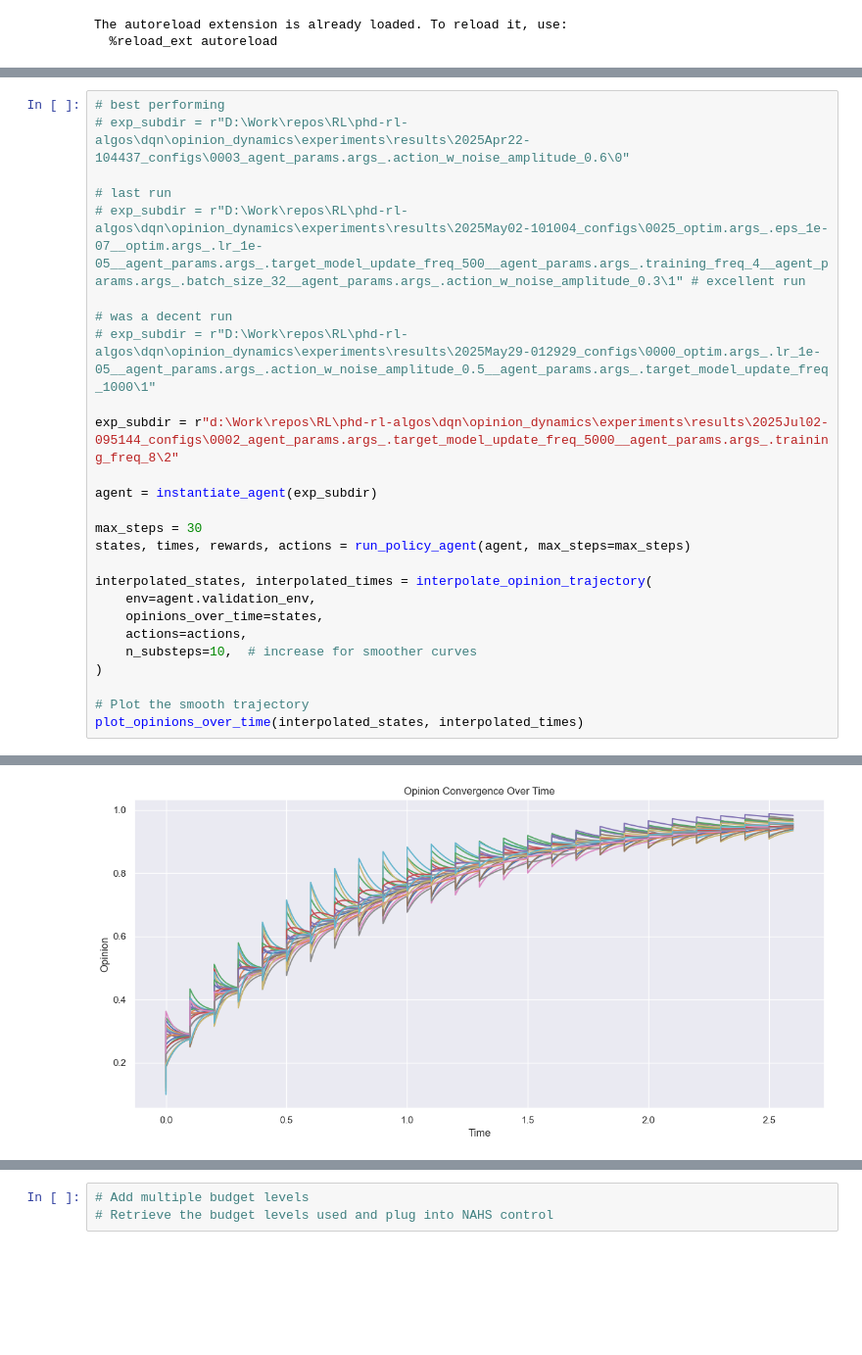
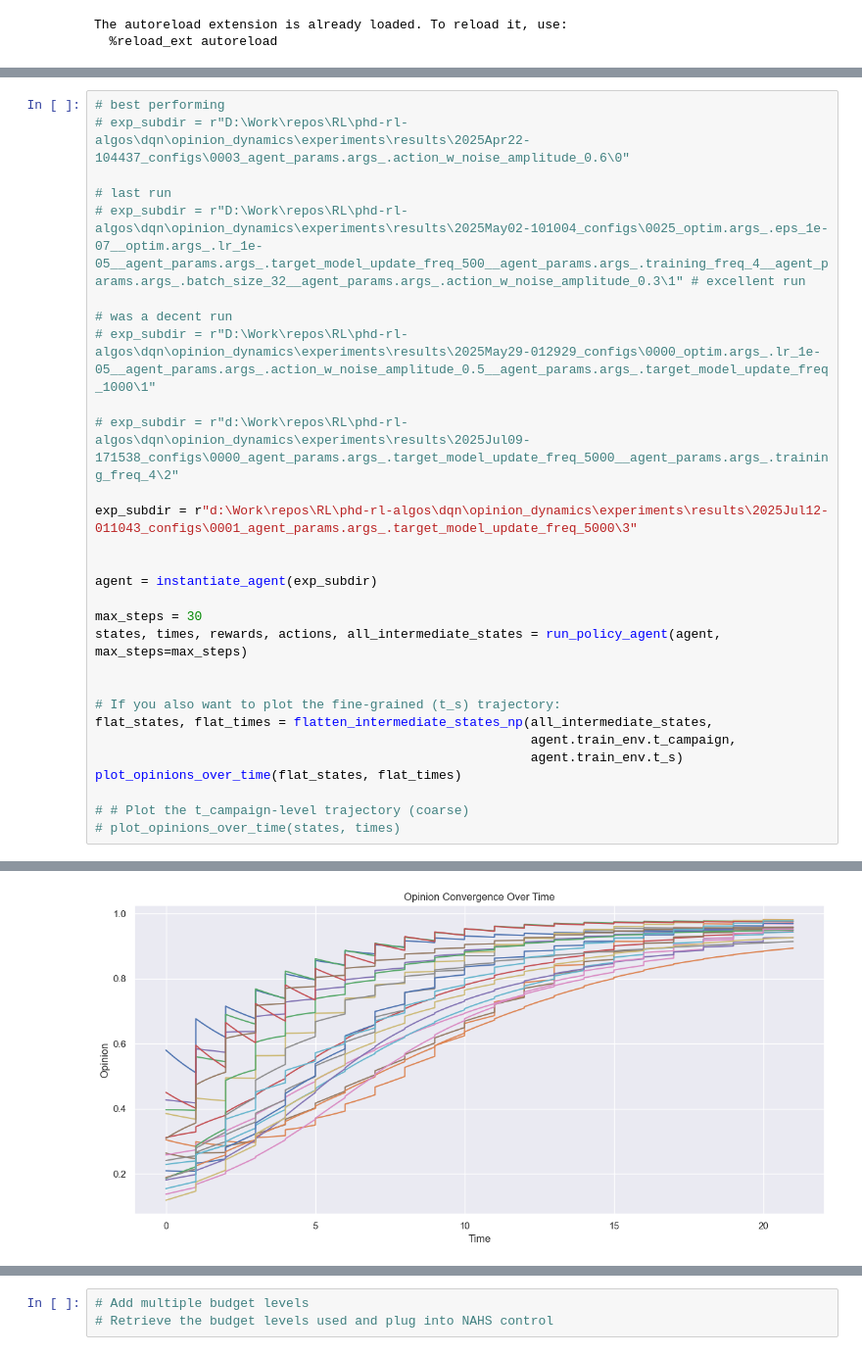
Before and after one commit to mariusdgm/phd-rl-algos, a Jupyter notebook: dqn/opinion_dynamics/experiments/agent_eval.ipynb, the cells around one changed output, grey strips where cells are left out. Shown at 98% size. Saved outputs shown, nothing was run; the diff lists cells and outputs as text; blank space fills up the shorter version.

```diff
--- a/dqn/opinion_dynamics/experiments/agent_eval.ipynb
+++ b/dqn/opinion_dynamics/experiments/agent_eval.ipynb
@@ -134,20 +76,23 @@ def run_policy_agent(agent, max_steps=1000):
 # was a decent run
 # exp_subdir = r"D:\Work\repos\RL\phd-rl-algos\dqn\opinion_dynamics\experiments\results\2025May29-012929_configs\0000_optim.args_.lr_1e-05__agent_params.args_.action_w_noise_amplitude_0.5__agent_params.args_.target_model_update_freq_1000\1"
 
-exp_subdir = r"d:\Work\repos\RL\phd-rl-algos\dqn\opinion_dynamics\experiments\results\2025Jul02-095144_configs\0002_agent_params.args_.target_model_update_freq_5000__agent_params.args_.training_freq_8\2"
+# exp_subdir = r"d:\Work\repos\RL\phd-rl-algos\dqn\opinion_dynamics\experiments\results\2025Jul09-171538_configs\0000_agent_params.args_.target_model_update_freq_5000__agent_params.args_.training_freq_4\2"
+
+exp_subdir = r"d:\Work\repos\RL\phd-rl-algos\dqn\opinion_dynamics\experiments\results\2025Jul12-011043_configs\0001_agent_params.args_.target_model_update_freq_5000\3"
+
 
 agent = instantiate_agent(exp_subdir)
 
 max_steps = 30
-states, times, rewards, actions = run_policy_agent(agent, max_steps=max_steps)
+states, times, rewards, actions, all_intermediate_states = run_policy_agent(agent, max_steps=max_steps)
 
-interpolated_states, interpolated_times = interpolate_opinion_trajectory(
-    env=agent.validation_env,
-    opinions_over_time=states,
-    actions=actions,
-    n_substeps=10,  # increase for smoother curves
-)
 
-# Plot the smooth trajectory
-plot_opinions_over_time(interpolated_states, interpolated_times)
+# If you also want to plot the fine-grained (t_s) trajectory:
+flat_states, flat_times = flatten_intermediate_states_np(all_intermediate_states,
+                                                         agent.train_env.t_campaign,
+                                                         agent.train_env.t_s)
+plot_opinions_over_time(flat_states, flat_times)
+
+# # Plot the t_campaign-level trajectory (coarse)
+# plot_opinions_over_time(states, times)
 # %% [output]
@@ -158,4 +103,4 @@ Simulation ended at step 25: done=True, truncated=False
-[figure, old version]
+[figure, new version]
 # %%
 len(actions)
 # %% [output]
```
Also changed, not shown: parts of 8 cells of this notebook, 7 other files.
